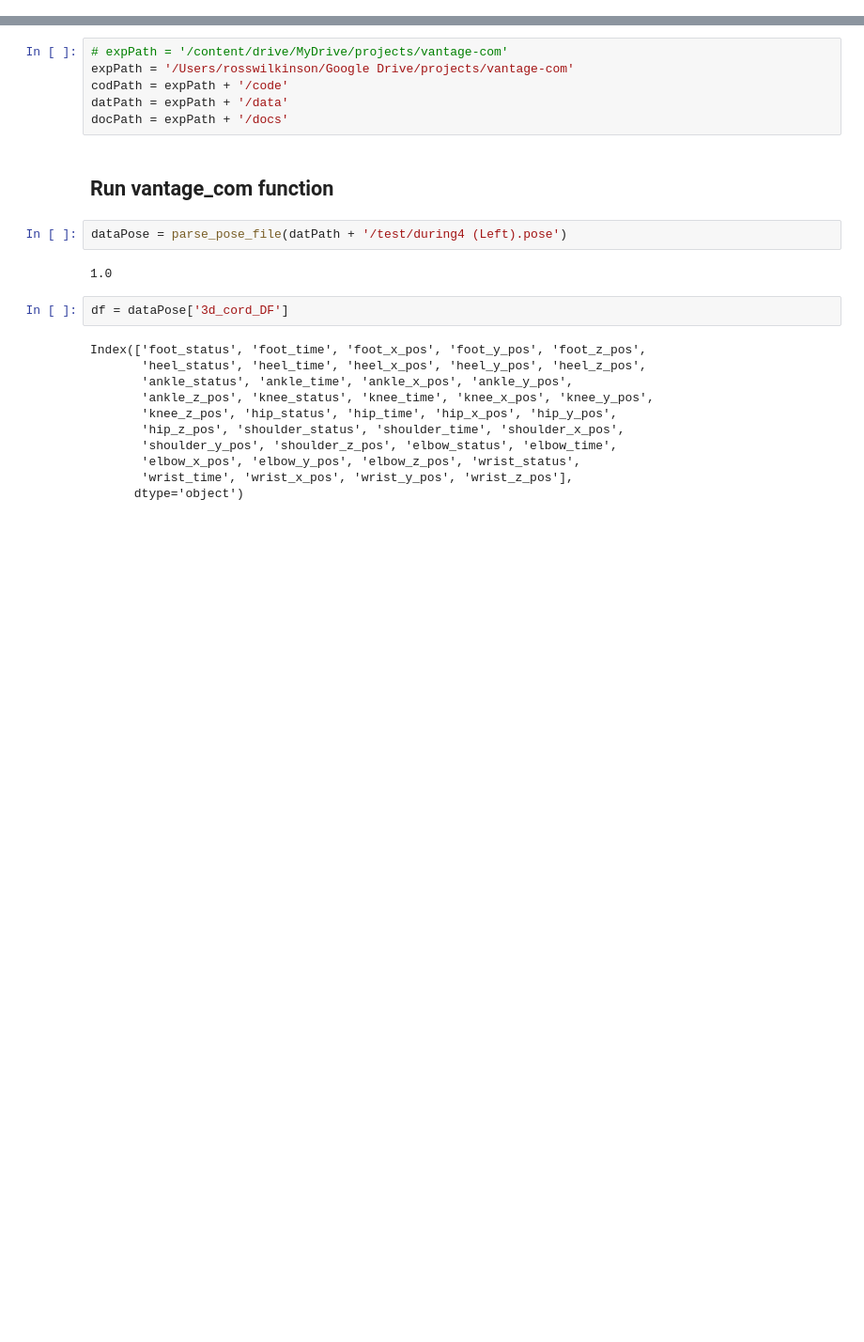
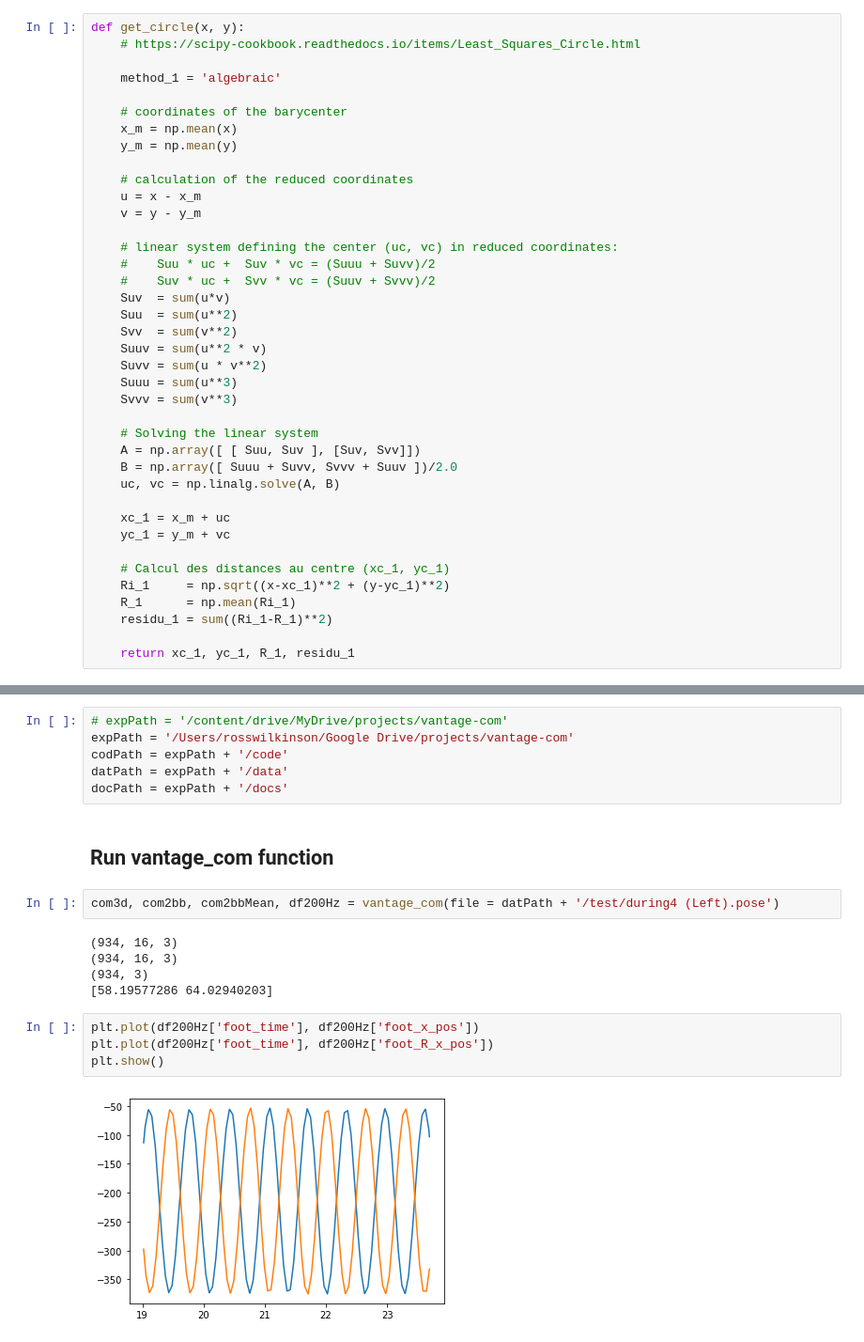
Before and after one commit to ross-wilkinson/vantage-com, a Jupyter notebook: code/vantage_com.ipynb, the cells around one changed output, grey strips where cells are left out. Shown: that part at 94% size. Drawn from its saved outputs; the diff is of its cells as text; blank space fills up the shorter version.

```diff
--- a/code/vantage_com.ipynb
+++ b/code/vantage_com.ipynb
@@ -105,3 +116,42 @@ def parse_pose_file(pathToPoseFile):
+# %%
+def get_circle(x, y):
+    # https://scipy-cookbook.readthedocs.io/items/Least_Squares_Circle.html
+
+    method_1 = 'algebraic'
+
+    # coordinates of the barycenter
+    x_m = np.mean(x)
+    y_m = np.mean(y)
+
+    # calculation of the reduced coordinates
+    u = x - x_m
+    v = y - y_m
+
+    # linear system defining the center (uc, vc) in reduced coordinates:
+    #    Suu * uc +  Suv * vc = (Suuu + Suvv)/2
+    #    Suv * uc +  Svv * vc = (Suuv + Svvv)/2
+    Suv  = sum(u*v)
+    Suu  = sum(u**2)
+    Svv  = sum(v**2)
+    Suuv = sum(u**2 * v)
+    Suvv = sum(u * v**2)
+    Suuu = sum(u**3)
+    Svvv = sum(v**3)
+
+    # Solving the linear system
+    A = np.array([ [ Suu, Suv ], [Suv, Svv]])
+    B = np.array([ Suuu + Suvv, Svvv + Suuv ])/2.0
+    uc, vc = np.linalg.solve(A, B)
+
+    xc_1 = x_m + uc
+    yc_1 = y_m + vc
+
+    # Calcul des distances au centre (xc_1, yc_1)
+    Ri_1     = np.sqrt((x-xc_1)**2 + (y-yc_1)**2)
+    R_1      = np.mean(Ri_1)
+    residu_1 = sum((Ri_1-R_1)**2)
+
+    return xc_1, yc_1, R_1, residu_1
 # %%
 def vantage_com(**kwargs):
   '''
@@ -565,19 +738,15 @@ docPath = expPath + '/docs'
 # %% [markdown]
 ## Run vantage_com function
 # %%
-dataPose = parse_pose_file(datPath + '/test/during4 (Left).pose')
+com3d, com2bb, com2bbMean, df200Hz = vantage_com(file = datPath + '/test/during4 (Left).pose')
 # %% [output]
-1.0
+(934, 16, 3)
+(934, 16, 3)
+(934, 3)
+[58.19577286 64.02940203]
-# %%
-df = dataPose['3d_cord_DF']
-# %% [output]
-Index(['foot_status', 'foot_time', 'foot_x_pos', 'foot_y_pos', 'foot_z_pos',
-       'heel_status', 'heel_time', 'heel_x_pos', 'heel_y_pos', 'heel_z_pos',
-       'ankle_status', 'ankle_time', 'ankle_x_pos', 'ankle_y_pos',
-       'ankle_z_pos', 'knee_status', 'knee_time', 'knee_x_pos', 'knee_y_pos',
-       'knee_z_pos', 'hip_status', 'hip_time', 'hip_x_pos', 'hip_y_pos',
-       'hip_z_pos', 'shoulder_status', 'shoulder_time', 'shoulder_x_pos',
-       'shoulder_y_pos', 'shoulder_z_pos', 'elbow_status', 'elbow_time',
-       'elbow_x_pos', 'elbow_y_pos', 'elbow_z_pos', 'wrist_status',
-       'wrist_time', 'wrist_x_pos', 'wrist_y_pos', 'wrist_z_pos'],
-      dtype='object')
+# %%
+plt.plot(df200Hz['foot_time'], df200Hz['foot_x_pos'])
+plt.plot(df200Hz['foot_time'], df200Hz['foot_R_x_pos'])
+plt.show()
+# %% [output]
+[figure, added]
```
Also changed, not shown: parts of 5 cells of this notebook, 5 other files.
